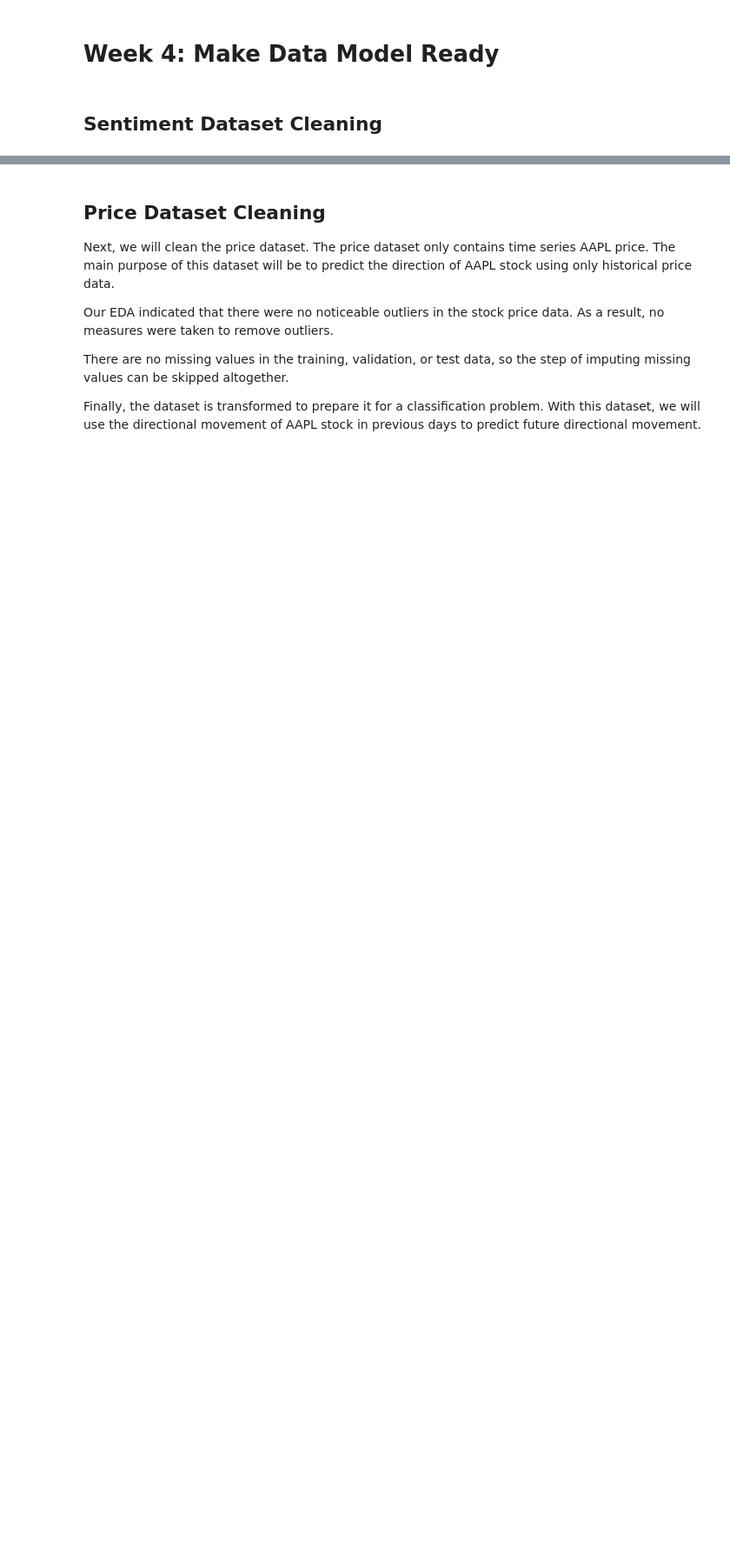
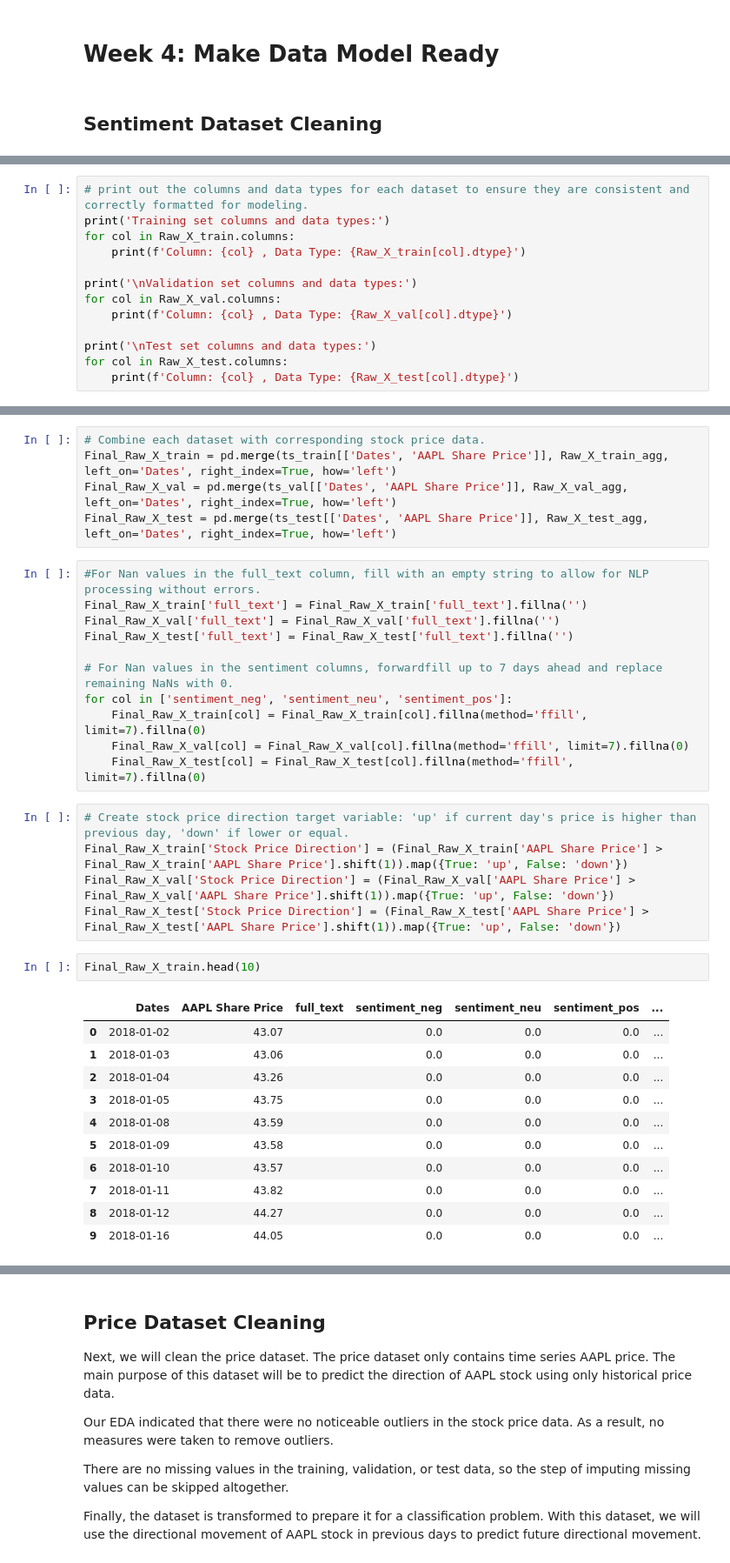
Before and after one commit to yvanlonginjr/market-sentiment-predictor, a Jupyter notebook: notebooks/Market_Sentiment_Predictor_Pipeline.ipynb, the cells around one changed output, grey strips where cells are left out. Shown at 87% size. Saved outputs shown, nothing was run; the diff lists cells and outputs as text; blank space fills up the shorter version.

```diff
--- a/notebooks/Market_Sentiment_Predictor_Pipeline.ipynb
+++ b/notebooks/Market_Sentiment_Predictor_Pipeline.ipynb
@@ -808,0 +825,13 @@ plt.show()
+# %%
+# print out the columns and data types for each dataset to ensure they are consistent and correctly formatted for modeling.
+print('Training set columns and data types:')
+for col in Raw_X_train.columns:
+    print(f'Column: {col} , Data Type: {Raw_X_train[col].dtype}')
+
+print('\nValidation set columns and data types:')
+for col in Raw_X_val.columns:
+    print(f'Column: {col} , Data Type: {Raw_X_val[col].dtype}')
+
+print('\nTest set columns and data types:')
+for col in Raw_X_test.columns:
+    print(f'Column: {col} , Data Type: {Raw_X_test[col].dtype}')
@@ -808,0 +894,35 @@ plt.show()
+# %%
+# Combine each dataset with corresponding stock price data.
+Final_Raw_X_train = pd.merge(ts_train[['Dates', 'AAPL Share Price']], Raw_X_train_agg, left_on='Dates', right_index=True, how='left')
+Final_Raw_X_val = pd.merge(ts_val[['Dates', 'AAPL Share Price']], Raw_X_val_agg, left_on='Dates', right_index=True, how='left')
+Final_Raw_X_test = pd.merge(ts_test[['Dates', 'AAPL Share Price']], Raw_X_test_agg, left_on='Dates', right_index=True, how='left')
+# %%
+#For Nan values in the full_text column, fill with an empty string to allow for NLP processing without errors.
+Final_Raw_X_train['full_text'] = Final_Raw_X_train['full_text'].fillna('')
+Final_Raw_X_val['full_text'] = Final_Raw_X_val['full_text'].fillna('')
+Final_Raw_X_test['full_text'] = Final_Raw_X_test['full_text'].fillna('')
+
+# For Nan values in the sentiment columns, forwardfill up to 7 days ahead and replace remaining NaNs with 0.
+for col in ['sentiment_neg', 'sentiment_neu', 'sentiment_pos']:
+    Final_Raw_X_train[col] = Final_Raw_X_train[col].fillna(method='ffill', limit=7).fillna(0)
+    Final_Raw_X_val[col] = Final_Raw_X_val[col].fillna(method='ffill', limit=7).fillna(0)
+    Final_Raw_X_test[col] = Final_Raw_X_test[col].fillna(method='ffill', limit=7).fillna(0)
+# %%
+# Create stock price direction target variable: 'up' if current day's price is higher than previous day, 'down' if lower or equal.
+Final_Raw_X_train['Stock Price Direction'] = (Final_Raw_X_train['AAPL Share Price'] > Final_Raw_X_train['AAPL Share Price'].shift(1)).map({True: 'up', False: 'down'})
+Final_Raw_X_val['Stock Price Direction'] = (Final_Raw_X_val['AAPL Share Price'] > Final_Raw_X_val['AAPL Share Price'].shift(1)).map({True: 'up', False: 'down'})
+Final_Raw_X_test['Stock Price Direction'] = (Final_Raw_X_test['AAPL Share Price'] > Final_Raw_X_test['AAPL Share Price'].shift(1)).map({True: 'up', False: 'down'})
+# %%
+Final_Raw_X_train.head(10)
+# %% [output]
+|  | Dates | AAPL Share Price | full_text | sentiment_neg | sentiment_neu | sentiment_pos | ... |
+| 0 | 2018-01-02 | 43.07 |  | 0.0 | 0.0 | 0.0 | ... |
+| 1 | 2018-01-03 | 43.06 |  | 0.0 | 0.0 | 0.0 | ... |
+| 2 | 2018-01-04 | 43.26 |  | 0.0 | 0.0 | 0.0 | ... |
+| 3 | 2018-01-05 | 43.75 |  | 0.0 | 0.0 | 0.0 | ... |
+| 4 | 2018-01-08 | 43.59 |  | 0.0 | 0.0 | 0.0 | ... |
+| 5 | 2018-01-09 | 43.58 |  | 0.0 | 0.0 | 0.0 | ... |
+| 6 | 2018-01-10 | 43.57 |  | 0.0 | 0.0 | 0.0 | ... |
+| 7 | 2018-01-11 | 43.82 |  | 0.0 | 0.0 | 0.0 | ... |
+| 8 | 2018-01-12 | 44.27 |  | 0.0 | 0.0 | 0.0 | ... |
+| 9 | 2018-01-16 | 44.05 |  | 0.0 | 0.0 | 0.0 | ... |
```
Also changed, not shown: parts of 8 cells of this notebook, 2 other files.
